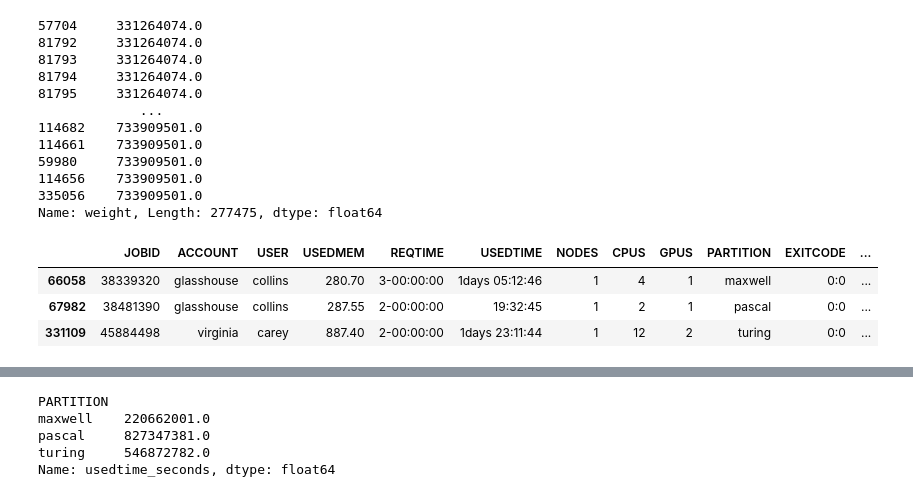
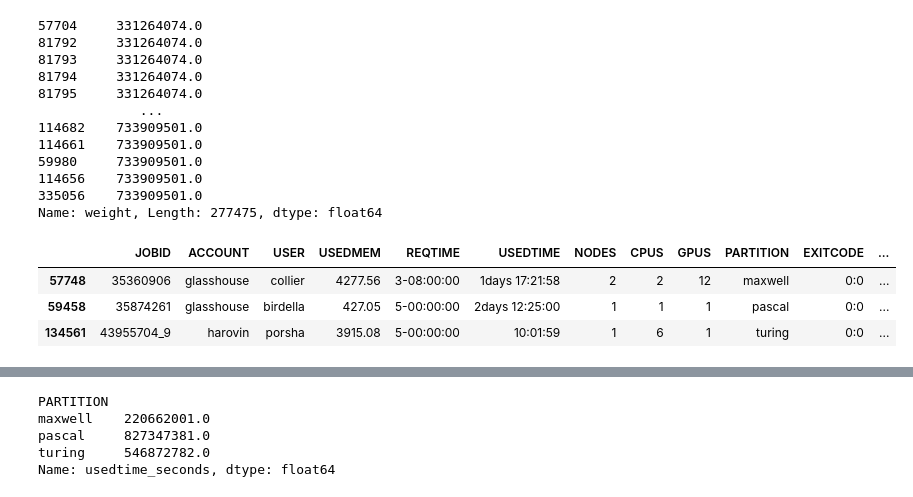
Before and after one commit to essetetsahai/accre_project-jolly_ranchers, a Jupyter notebook: JR_accre.ipynb, the cells around one changed output, grey strips where cells are left out. Cells and saved outputs as stored; diff of their text form; code cells hidden in the pictures.

```diff
--- a/JR_accre.ipynb
+++ b/JR_accre.ipynb
@@ -228,11 +228,11 @@ Name: weight, Length: 277475, dtype: float64
 # %%
 accre_filtered['cumulative_percentage'] = accre_filtered['cumulative_weight']/accre_filtered.groupby('PARTITION')['weight'].transform('sum')
 # %%
-percentile = 0.25
+percentile = 0.50
 
 accre_filtered.loc[accre_filtered['cumulative_percentage'] >= percentile].groupby('PARTITION').head(1)
 # %% [output]
 |  | JOBID | ACCOUNT | USER | USEDMEM | REQTIME | USEDTIME | NODES | CPUS | GPUS | PARTITION | EXITCODE | ... |
-| 66058 | 38339320 | glasshouse | collins | 280.70 | 3-00:00:00 | 1days 05:12:46 | 1 | 4 | 1 | maxwell | 0:0 | ... |
-| 67982 | 38481390 | glasshouse | collins | 287.55 | 2-00:00:00 | 19:32:45 | 1 | 2 | 1 | pascal | 0:0 | ... |
-| 331109 | 45884498 | virginia | carey | 887.40 | 2-00:00:00 | 1days 23:11:44 | 1 | 12 | 2 | turing | 0:0 | ... |
+| 57748 | 35360906 | glasshouse | collier | 4277.56 | 3-08:00:00 | 1days 17:21:58 | 2 | 2 | 12 | maxwell | 0:0 | ... |
+| 59458 | 35874261 | glasshouse | birdella | 427.05 | 5-00:00:00 | 2days 12:25:00 | 1 | 1 | 1 | pascal | 0:0 | ... |
+| 134561 | 43955704_9 | harovin | porsha | 3915.08 | 5-00:00:00 | 10:01:59 | 1 | 6 | 1 | turing | 0:0 | ... |
```
Also changed, not shown: parts of 13 cells of this notebook.
